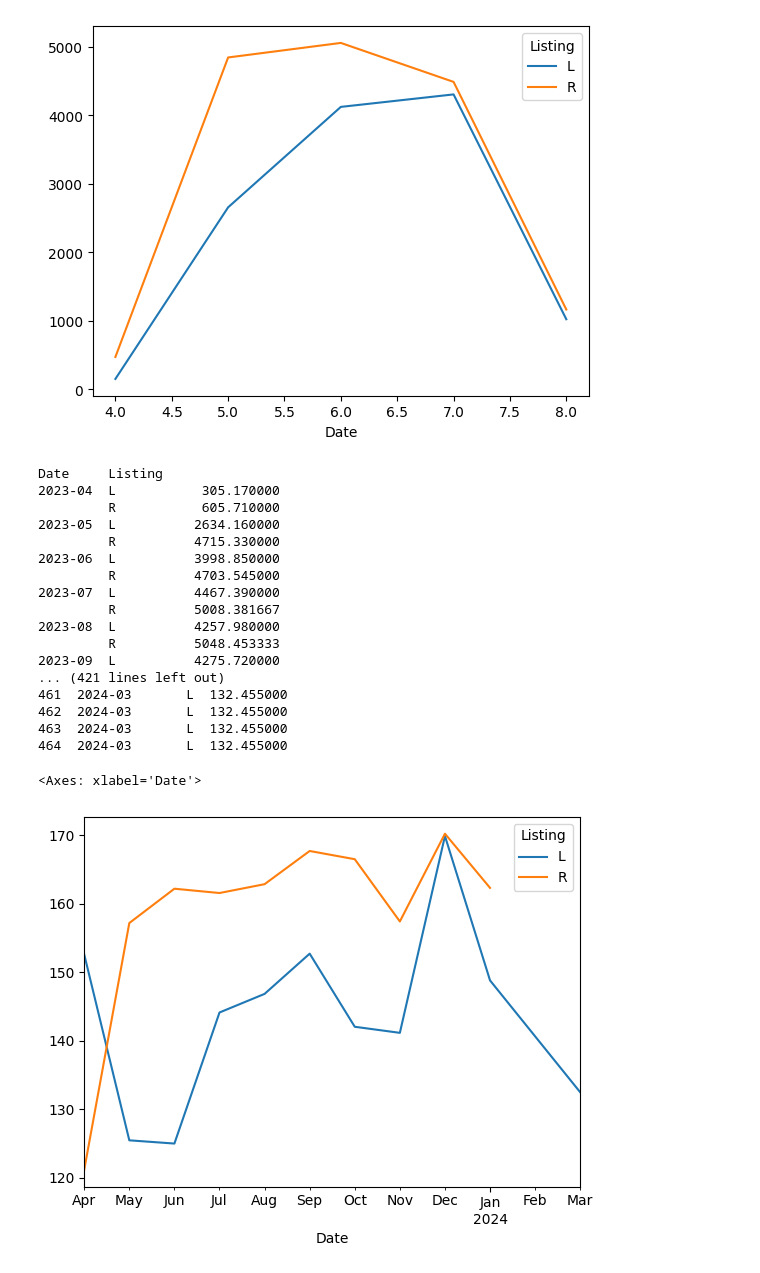
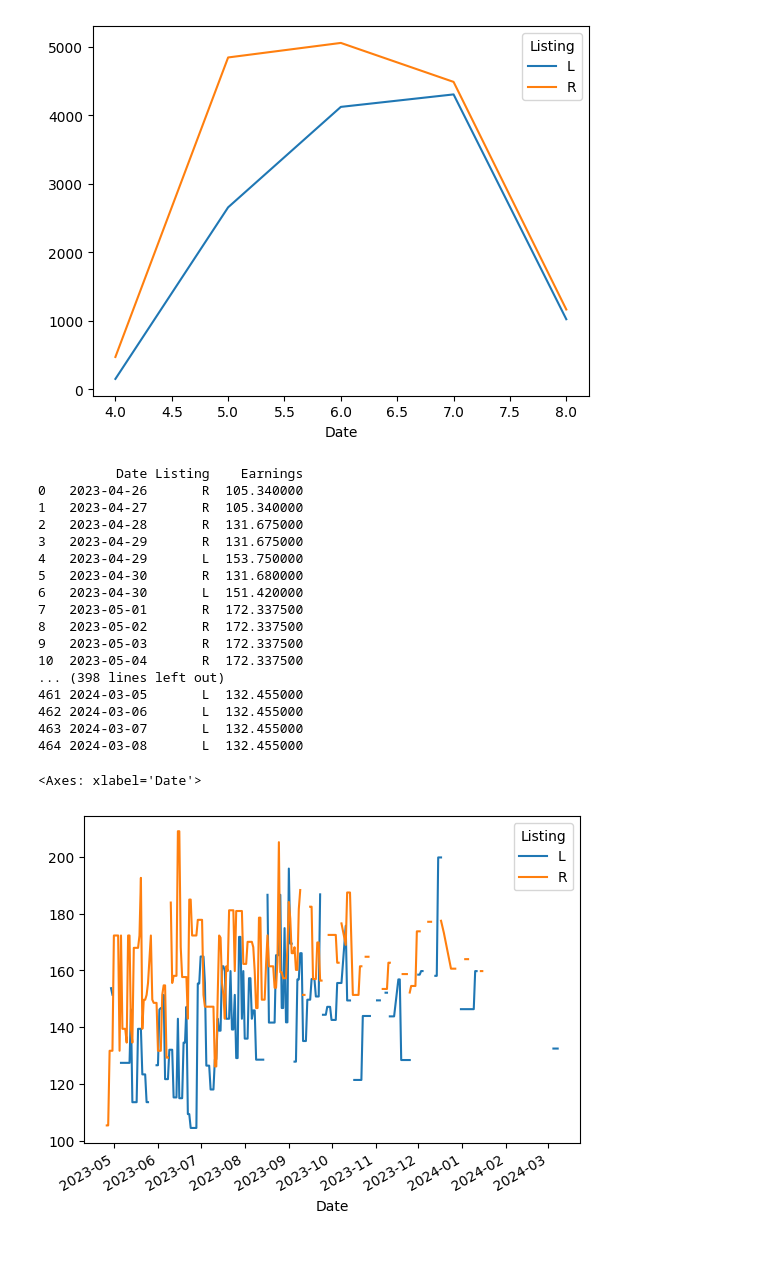
Before and after one commit to lhwong/airbnb-analytics, a Jupyter notebook: paidout.ipynb, the cells around one changed output. Saved outputs shown, nothing was run; the diff lists cells and outputs as text; code cells hidden in the pictures.

```diff
--- a/paidout.ipynb
+++ b/paidout.ipynb
@@ -125,54 +125,56 @@ lst = []
 for ind in range(len(df)):
   for y in range(df['# of nights'][ind]) :
     date = df['Start date'][ind] + datetime.timedelta(days=y)
-    lst.append([date.to_period('M'), df['Listing'][ind], df['Earnings'][ind]/df['# of nights'][ind]])
+    lst.append([date, df['Listing'][ind], df['Earnings'][ind]/df['# of nights'][ind]])
 
 data = pd.DataFrame(lst, columns=cols)
 
 dataL = data.loc[(data['Earnings'] > 0) & (data['Listing'] == 'L')]
 
 
 #with pd.option_context('display.max_rows', None):
 #  display(dataL)
 
 dataR = data.loc[(data['Earnings'] > 0) & (data['Listing'] == 'R')]
 
 
 #with pd.option_context('display.max_rows', None):
 #  display(dataR)
 
 data = data.loc[(data['Earnings'] > 0)]
 
-earnings = data.groupby(['Date', 'Listing'])['Earnings'].sum()
-print(earnings)
-
 with pd.option_context('display.max_rows', None):
    print(data)
+
+#earnings = data.groupby(['Date', 'Listing'])['Earnings'].sum()
+#print(earnings)
+
+
 
 pd.pivot_table(data.reset_index(),
                index='Date', columns='Listing', values='Earnings'
               ).plot(legend=True)
 
 
 #for ind in range(len(df)):
 #    print(df['Start date'][ind], df['End date'][ind], df['# of nights'][ind])
 # %% [output]
-Date     Listing
-2023-04  L           305.170000
-         R           605.710000
-2023-05  L          2634.160000
-         R          4715.330000
-2023-06  L          3998.850000
-         R          4703.545000
-2023-07  L          4467.390000
-         R          5008.381667
-2023-08  L          4257.980000
-         R          5048.453333
-2023-09  L          4275.720000
-... (421 lines left out)
-461  2024-03       L  132.455000
-462  2024-03       L  132.455000
-463  2024-03       L  132.455000
-464  2024-03       L  132.455000
+          Date Listing    Earnings
+0   2023-04-26       R  105.340000
+1   2023-04-27       R  105.340000
+2   2023-04-28       R  131.675000
+3   2023-04-29       R  131.675000
+4   2023-04-29       L  153.750000
+5   2023-04-30       R  131.680000
+6   2023-04-30       L  151.420000
+7   2023-05-01       R  172.337500
+8   2023-05-02       R  172.337500
+9   2023-05-03       R  172.337500
+10  2023-05-04       R  172.337500
+... (398 lines left out)
+461 2024-03-05       L  132.455000
+462 2024-03-06       L  132.455000
+463 2024-03-07       L  132.455000
+464 2024-03-08       L  132.455000
 <Axes: xlabel='Date'>
-[figure, old version]
+[figure, new version]
```
